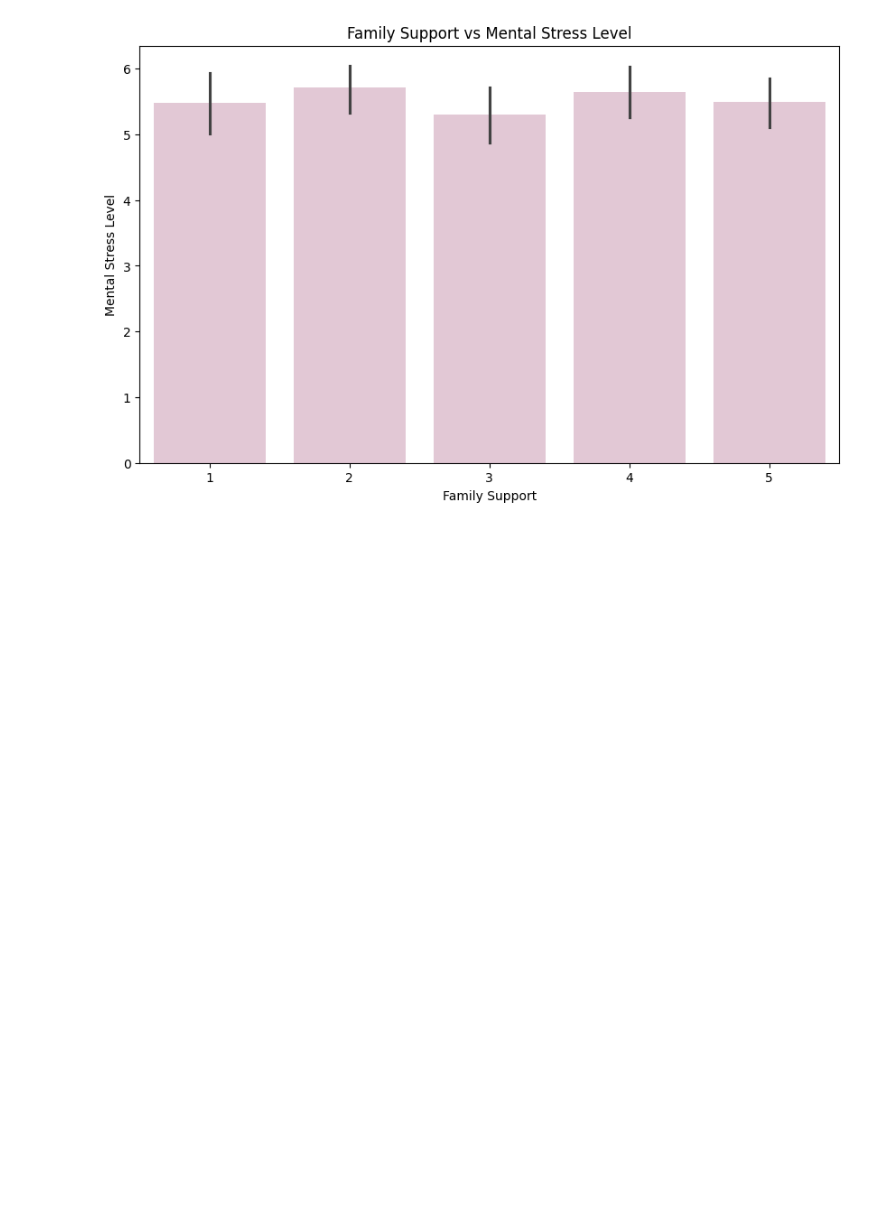
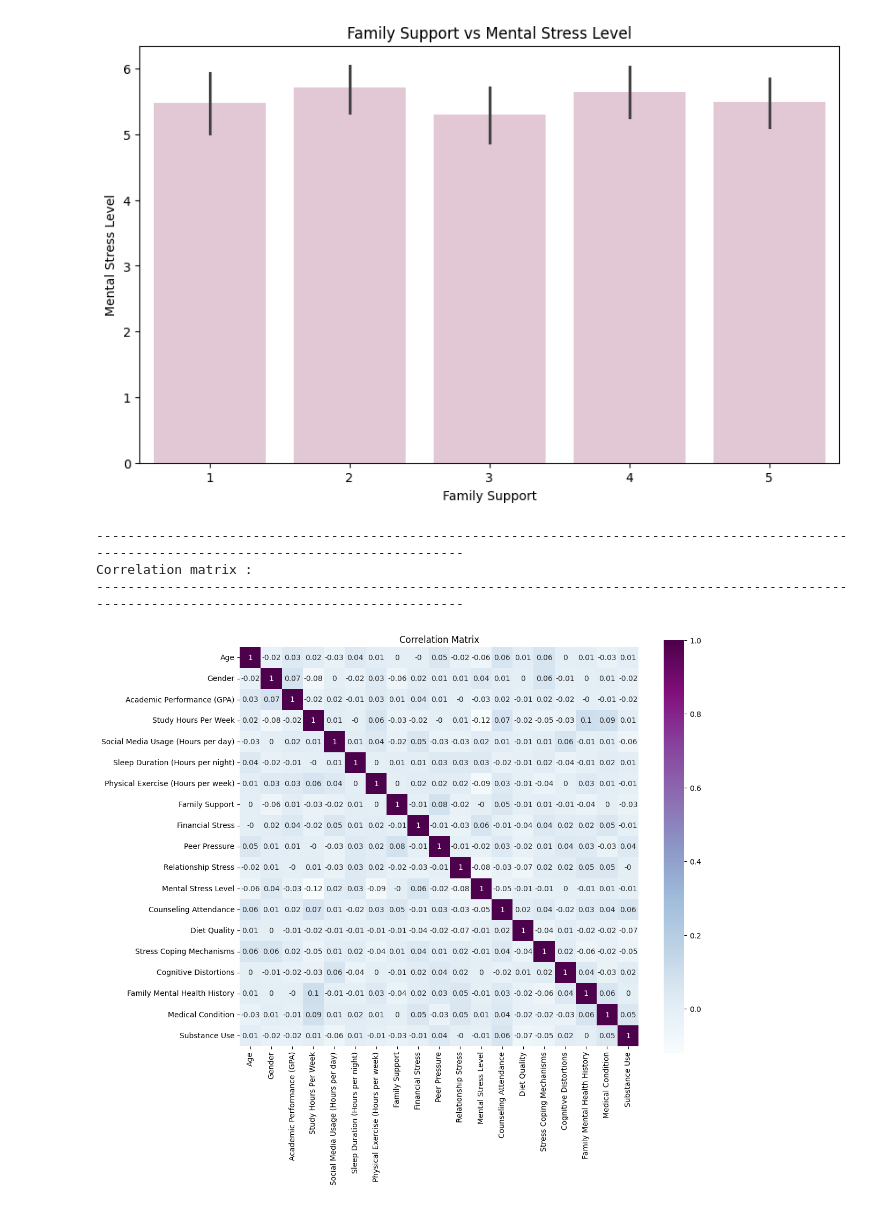
Before and after one commit to Sn-Kirtika/Students-Mental-Health, a Jupyter notebook: student_mental_health_analysis.ipynb, the cells around one changed output. Saved outputs shown, nothing was run; the diff lists cells and outputs as text; code cells hidden in the pictures; blank space fills up the shorter version.

Commit message:
update correlation

```diff
--- a/student_mental_health_analysis.ipynb
+++ b/student_mental_health_analysis.ipynb
@@ -442,8 +362,23 @@ print(f"Corrélation Réseaux Sociaux ↔ Stress mental : {correlation:.2f}")
 # %%
-correlation_matrix = pdf.corr(numeric_only=True)
+# Correlation
+print("-----------------------------------------------------------------------------------------------------------------------------------------------")
+print("Correlation matrix :")
+print("-----------------------------------------------------------------------------------------------------------------------------------------------\n")
 
-plt.figure(figsize=(12, 8))
-sns.heatmap(correlation_matrix, annot=True, fmt=".2f", cmap="coolwarm", square=True)
-plt.title("Matrice de corrélation entre variables")
-plt.tight_layout()
+# Correlation matrix
+correlation_matrix = np.zeros((len(df_all.columns), len(df_all.columns)))
+
+for i, col1 in enumerate(df_all.columns):
+    for j, col2 in enumerate(df_all.columns):
+        corr = df_all.stat.corr(col1, col2)
+        correlation_matrix[i, j] = f"{corr:.2f}" if corr is not None else "0.00"
+
+plt.figure(figsize=(12, 10))
+sns.heatmap(correlation_matrix, annot=True, xticklabels=df_all.columns, yticklabels=df_all.columns, cmap="BuPu", square=True)
+plt.title("Correlation Matrix")
 plt.show()
+# %% [output]
+-----------------------------------------------------------------------------------------------------------------------------------------------
+Correlation matrix :
+-----------------------------------------------------------------------------------------------------------------------------------------------
+[figure, added]
```
Also changed, not shown: parts of 9 cells of this notebook.
